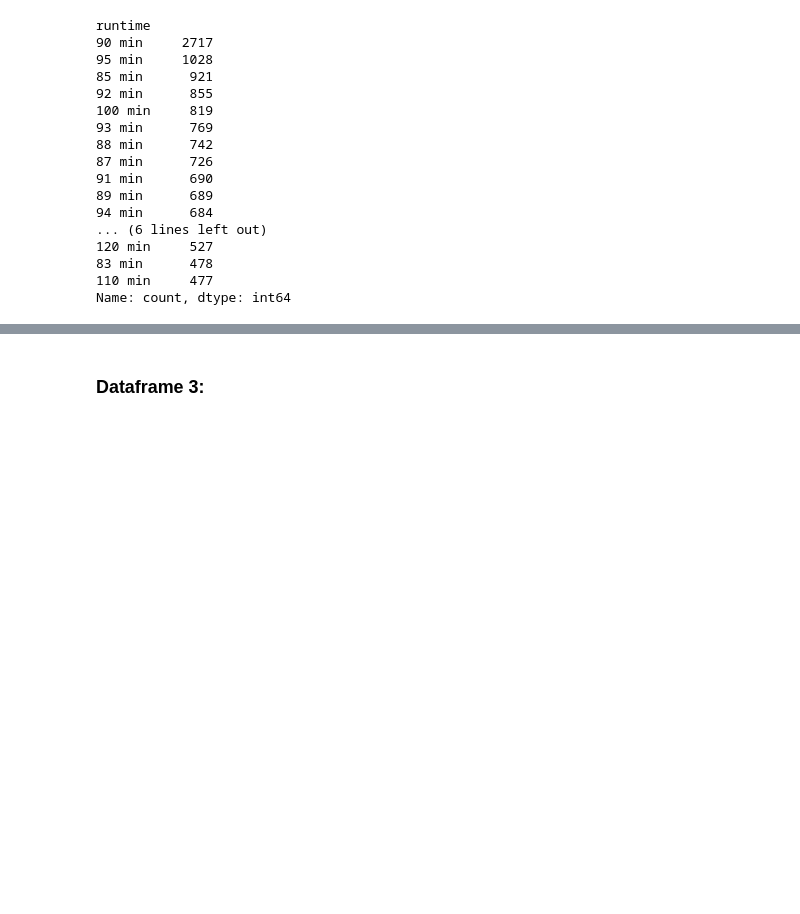
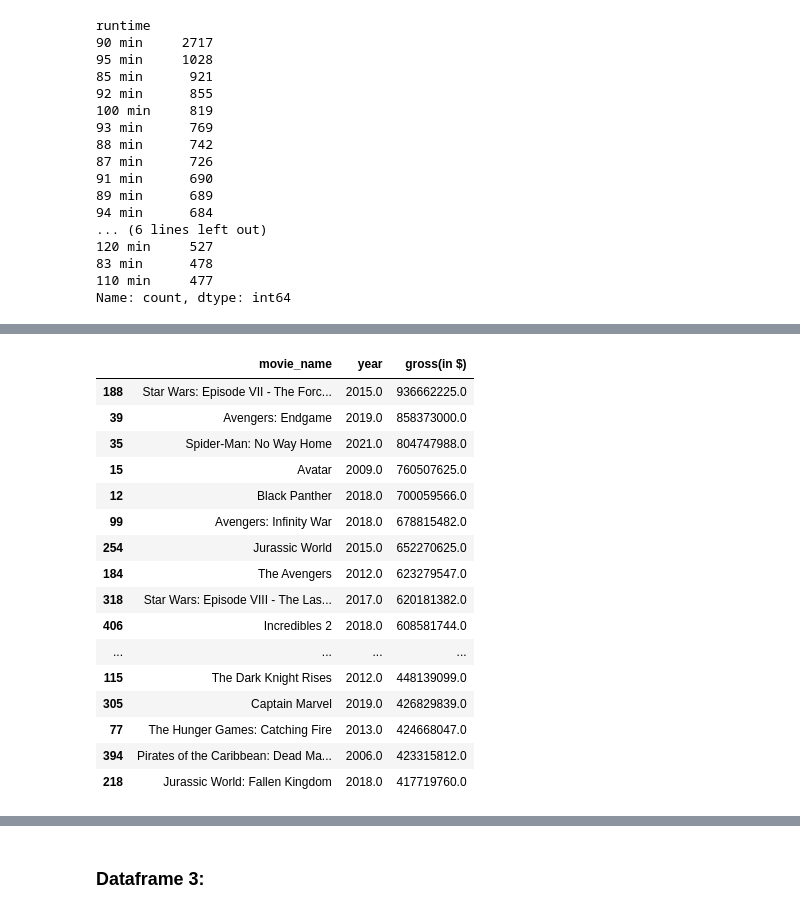
Before and after one commit to egarr831/EGarrison_ModC_Milestone1_Weeks1-6, a Jupyter notebook: Week1.ipynb, the cells around one changed output, grey strips where cells are left out. Drawn from its saved outputs; the diff is of its cells as text; code cells hidden in the pictures; blank space fills up the shorter version.

```diff
--- a/Week1.ipynb
+++ b/Week1.ipynb
@@ -664,0 +769,25 @@ Name: count, dtype: int64
+# %%
+df2_action[
+    ["movie_name", "year", "gross(in $)"]
+].sort_values(
+    "gross(in $)",
+    ascending=False
+).head(20)
+# %% [output]
+|  | movie_name | year | gross(in $) |
+| 188 | Star Wars: Episode VII - The Forc... | 2015.0 | 936662225.0 |
+| 39 | Avengers: Endgame | 2019.0 | 858373000.0 |
+| 35 | Spider-Man: No Way Home | 2021.0 | 804747988.0 |
+| 15 | Avatar | 2009.0 | 760507625.0 |
+| 12 | Black Panther | 2018.0 | 700059566.0 |
+| 99 | Avengers: Infinity War | 2018.0 | 678815482.0 |
+| 254 | Jurassic World | 2015.0 | 652270625.0 |
+| 184 | The Avengers | 2012.0 | 623279547.0 |
+| 318 | Star Wars: Episode VIII - The Las... | 2017.0 | 620181382.0 |
+| 406 | Incredibles 2 | 2018.0 | 608581744.0 |
+| ... | ... | ... | ... |
+| 115 | The Dark Knight Rises | 2012.0 | 448139099.0 |
+| 305 | Captain Marvel | 2019.0 | 426829839.0 |
+| 77 | The Hunger Games: Catching Fire | 2013.0 | 424668047.0 |
+| 394 | Pirates of the Caribbean: Dead Ma... | 2006.0 | 423315812.0 |
+| 218 | Jurassic World: Fallen Kingdom | 2018.0 | 417719760.0 |
```
Also changed, not shown: parts of 18 cells of this notebook, 1 other file.
